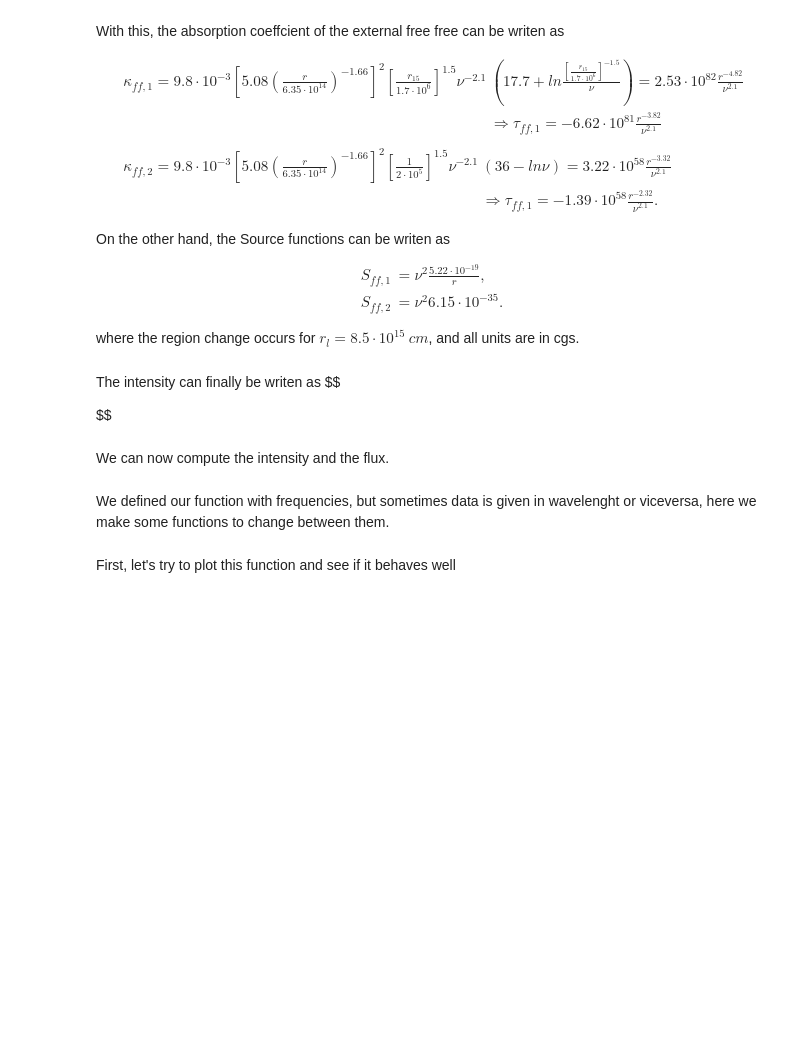
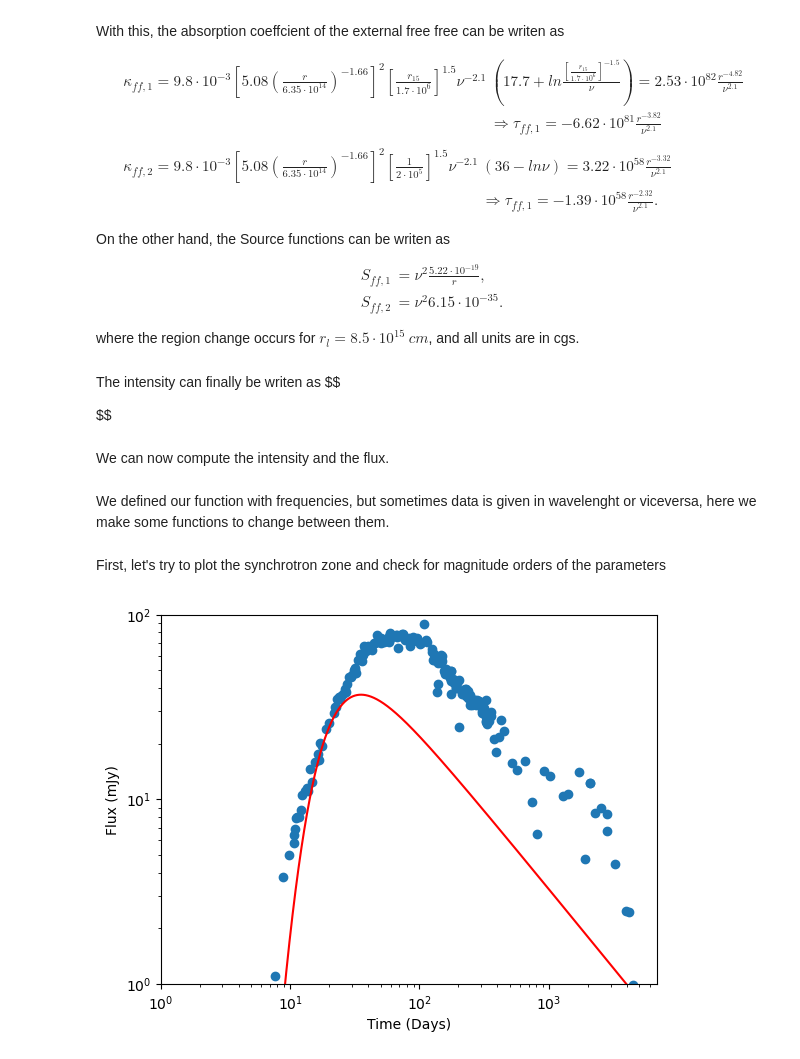
Before and after one commit to Camachoadri/JAEICU2024, a Jupyter notebook: Supernova SN1993J/SN1993J_Synchrotron.ipynb, the cells around one changed output. Saved outputs shown, nothing was run; the diff lists cells and outputs as text; code cells hidden in the pictures; blank space fills up the shorter version.

```diff
--- a/Supernova SN1993J/SN1993J_Synchrotron.ipynb
+++ b/Supernova SN1993J/SN1993J_Synchrotron.ipynb
@@ -324,7 +411,7 @@ $$
 
 $$
 # %%
-def SourceFuncSynch(p, B, N0, Ne, Te, frequency):
+def SourceFuncSynch(p, B, N0, frequency):
     """
     returns the value of the source function for a given frequency
 
@@ -345,7 +432,7 @@ def SourceFuncSynch(p, B, N0, Ne, Te, frequency):
 # %% [markdown]
 We can now compute the intensity and the flux.
 # %%
-def SpecIntSynch(p, B, s, N0, radius, shellRadius, frequency):
+def SpecIntSynch(p, B, N, radius, shellRadius, frequency):
     """
     SpecIntSynch returns the specific intensity of a population of relativistic electrons driven by a power law at a given
     frequency
@@ -363,8 +450,8 @@ def SpecIntSynch(p, B, s, N0, radius, shellRadius, frequency):
     :I: specific intensity at the given frequency
     """
 
-    S =SourceFuncSynch(p, B, N0, Ne, Te, frequency)
-    kappa= SynchrotronAbsorptionCoeff(p, B, N0, frequency)
+    S =SourceFuncSynch(p, B, N, frequency)
+    kappa= SynchrotronAbsorptionCoeff(p, B, N, frequency)
 
     I=S*(np.exp(-(radius - shellRadius)*kappa) - np.exp(-radius*kappa))
     return I
@@ -418,7 +505,7 @@ def solidangle(radius, distance):
     return omega
 # %%
 
-def FluxatT(time, frequency, p, B0, N0, distance, r0, speed, a, offset=0):
+def FluxatT(time, time0, frequency, p, B0, N0, distance, r0, a=0.86, offset=0):
     """
     Flux returns the value of the flux foor a population of relativistic electrons driven by a power law at a given frequency
 
@@ -438,12 +525,12 @@ def FluxatT(time, frequency, p, B0, N0, distance, r0, speed, a, offset=0):
     :F: Flux of the source
     """
     #Computing the radius at a given time
-    r=PLradius(time- offset, speed, r0, a)
+    r=PLradius(time+offset, time0, r0, a)
     #Computing number density and magentic field for the corresponding r
-    B=Br(r, B0, r0)
+    B= Br(r, B0, r0)
     N= Nr(r, N0, r0, p)
 
-    F=solidangle(r, distance)*SpecInt(frequency, p, B, r, N)
+    F=solidangle(r, distance)*SpecIntSynch(p, B, N, r, 0.3*r, frequency)
     return F*1e23 #In order to get from cgs to Jy
 # %% [markdown]
 We defined our function with frequencies, but sometimes data is given in wavelenght or viceversa, here we make some functions to change between them.
@@ -474,4 +561,34 @@ def wavelenghttofreq(wavelenght):
     wavelenght=wavelenght.to(u.m)
     return (const.c/wavelenght).decompose()
 # %% [markdown]
-First, let's try to plot this function and see if it behaves well
+First, let's try to plot the synchrotron zone and check for magnitude orders of the parameters
+# %%
+t=np.linspace(1, 4000, 1000000)
+
+#Checking with the values given by Miguel et al
+p=3.
+d=(3.6*1e6*u.pc).to(u.cm).value  #Known distance to the binary
+B0=( 27*u.G).value
+r0= (6.35e14*u.cm).value
+time0=(2.34*u.day).value #Time can be un days with no problem since only appears in power laws
+N0= (6.7e-7*u.erg**(p-1)/u.cm**3).value
+
+x= data_2[1].Days
+y=data_2[1].Flux
+
+dayoffset=min(x)
+F1= FluxatT(t, time0, wavelenghttofreq(2*u.cm).cgs.value, p, B0, N0, d, r0,offset=dayoffset)
+
+plt.plot(t,F1*1000,'r') #The data is in mJy
+plt.scatter(x,y)
+
+
+plt.xscale("log")
+plt.yscale("log")
+plt.ylim(1,100)
+plt.xlim(1)
+plt.ylabel("Flux (mJy)")
+plt.xlabel("Time (Days)")
+plt.show()
+# %% [output]
+[figure, added]
```
Also changed, not shown: parts of 8 cells of this notebook.
